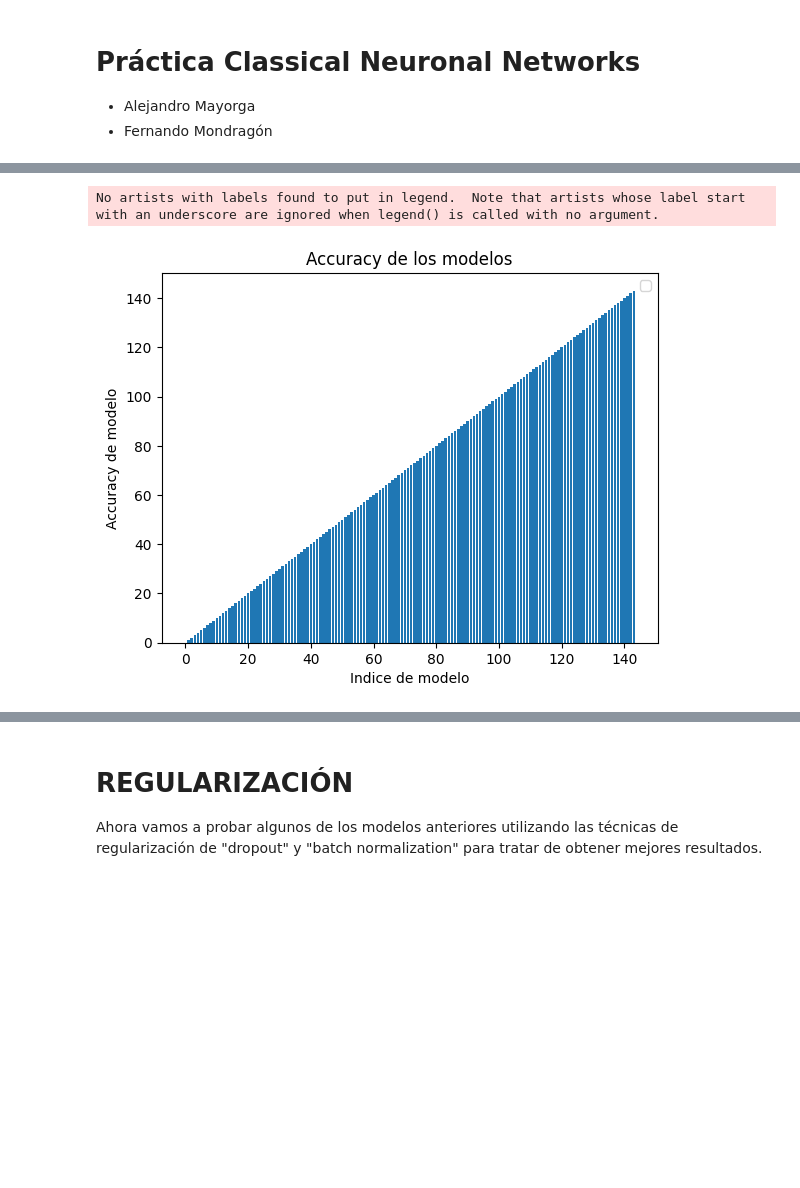
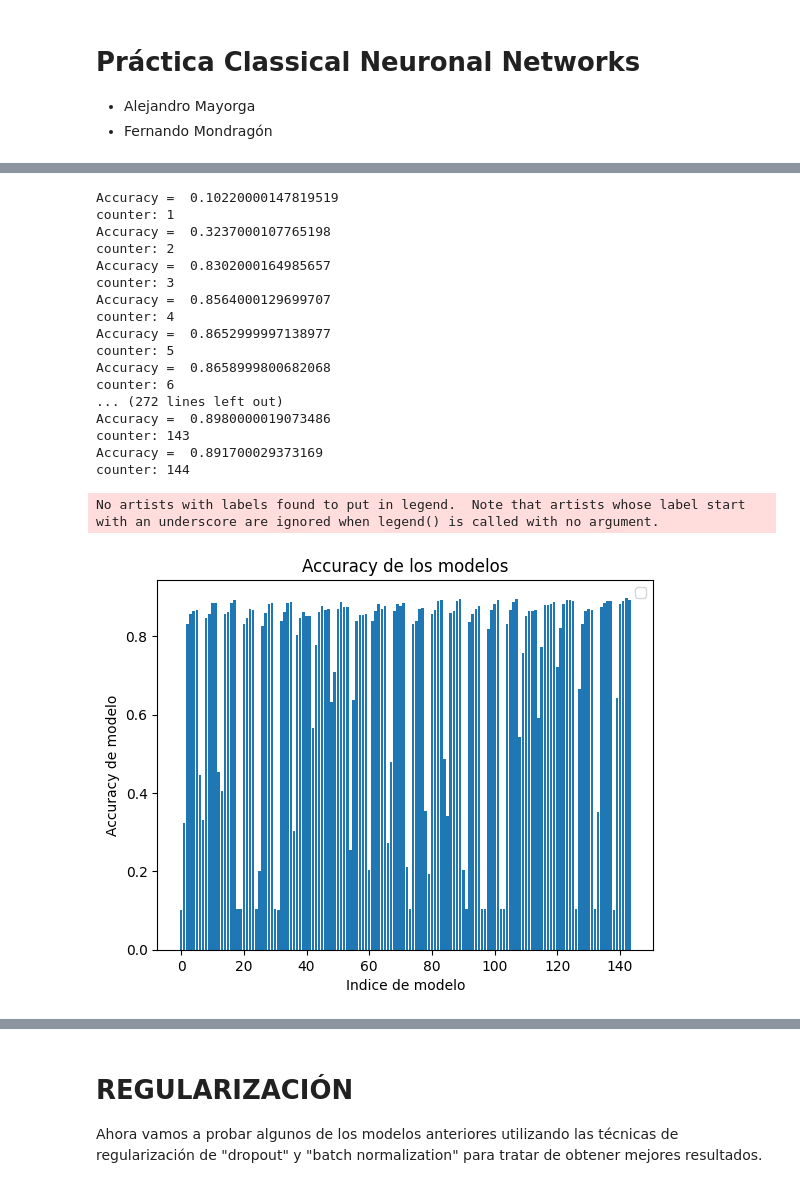
Before and after one commit to FernandoMond/Quantum-Machine-Learning, a Jupyter notebook: P1_CNN.ipynb, the cells around one changed output, grey strips where cells are left out. Drawn from its saved outputs; the diff is of its cells as text; code cells hidden in the pictures; blank space fills up the shorter version.

```diff
--- a/P1_CNN.ipynb
+++ b/P1_CNN.ipynb
@@ -89,41 +91,56 @@ for epoch in epoch_n: #
                                   loss="categorical_crossentropy",
                                   metrics=["accuracy"])
 
-                        print(len(train_images), len(train_labels))
                         history =model.fit(train_images, train_labels, epochs=epoch,verbose=0, batch_size=batch,
                             validation_data = (validation_images, validation_labels))
 
                         history_dict = history.history
                         result_val = max(history_dict['val_accuracy'])
-                        print()
+                        print("Accuracy = ",result_val)
 
 #Guardamos todos los modelos  if result[0]< result_val:
                         list_acc+=[result_val]
 
-                        list_opt+= ["epoch: "+ str(epoch)+ "\n batch: " +str(batch)+ "\n layers: "
-                                    +str(layers)+ "\n neurons: " +str(neurons)]#+ "\n learning rate: " +str(learning rate) +" optimizador: " +optimizador]
+                        list_opt+= ["epoch: "+ str(epoch)+ "\n batch: " +str(batch)+ "\n layers: " +str(capas)+ "\n neurons: "
+                                    +str(neurons)+ "\n learning rate: " +str(learning_r) +" optimizador: " +optimizador]
                         counter +=1
                         print("counter:",counter)
 
 
 
 
 
-list_acc = range(144)
 
 #Mostramos los resultados de las accuracies obtenidas para cada modelo
 
 
 plt.bar(range(len(list_acc)), list_acc)
 
 plt.title('Accuracy de los modelos')
 plt.xlabel('Indice de modelo')
 plt.ylabel('Accuracy de modelo')
 plt.legend()
 plt.show()
 # %% [output]
-No artists with labels found to put in legend.  Note that artists whose label start with an underscore are ignored when legend() is called with no argument.
+Accuracy =  0.10220000147819519
+counter: 1
+Accuracy =  0.3237000107765198
+counter: 2
+Accuracy =  0.8302000164985657
+counter: 3
+Accuracy =  0.8564000129699707
+counter: 4
+Accuracy =  0.8652999997138977
+counter: 5
+Accuracy =  0.8658999800682068
+counter: 6
+... (272 lines left out)
+Accuracy =  0.8980000019073486
+counter: 143
+Accuracy =  0.891700029373169
+counter: 144
+No artists with labels found to put in legend.  Note that artists whose label start with an underscore are ignored when legend() is called with no argument.
-[figure, old version]
+[figure, new version]
 # %%
 #Nos quedamos con los 5 mejores y peores modelos
 
```
Also changed, not shown: parts of 6 cells of this notebook.
